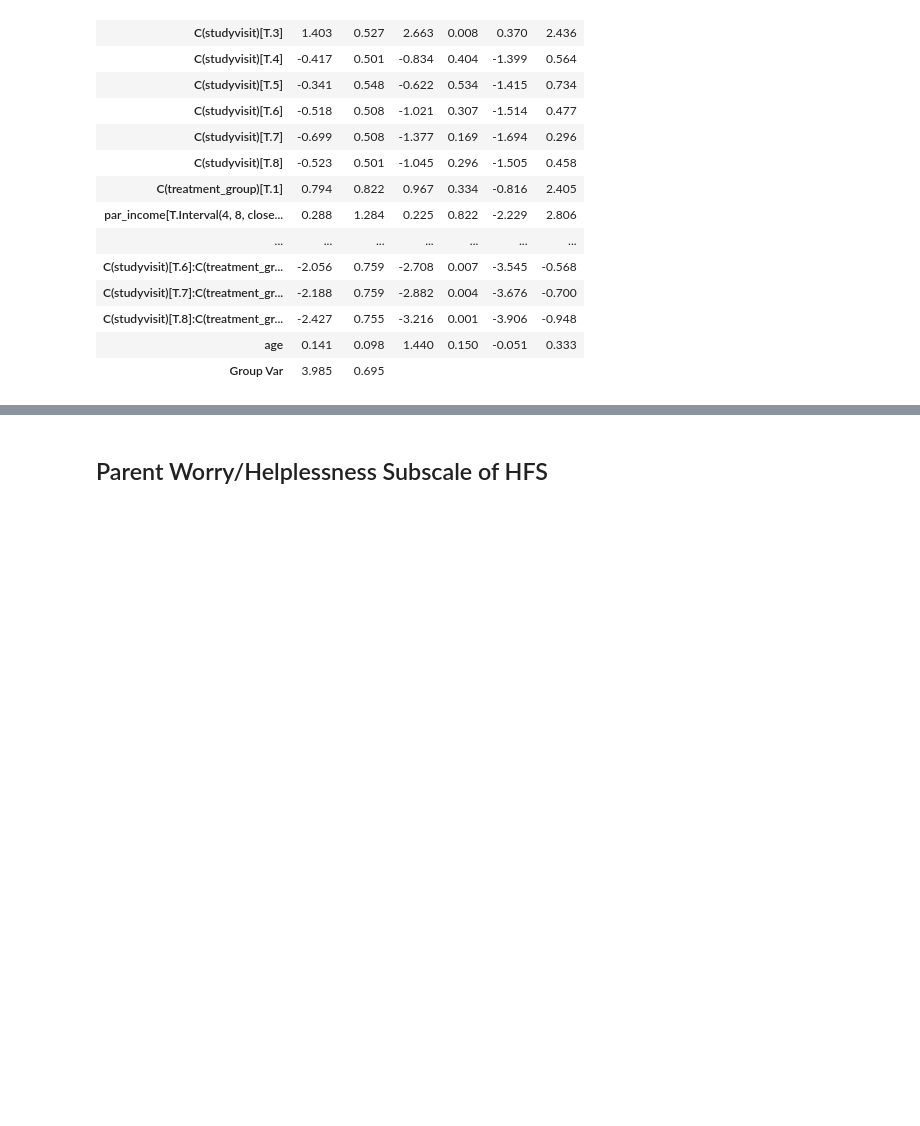
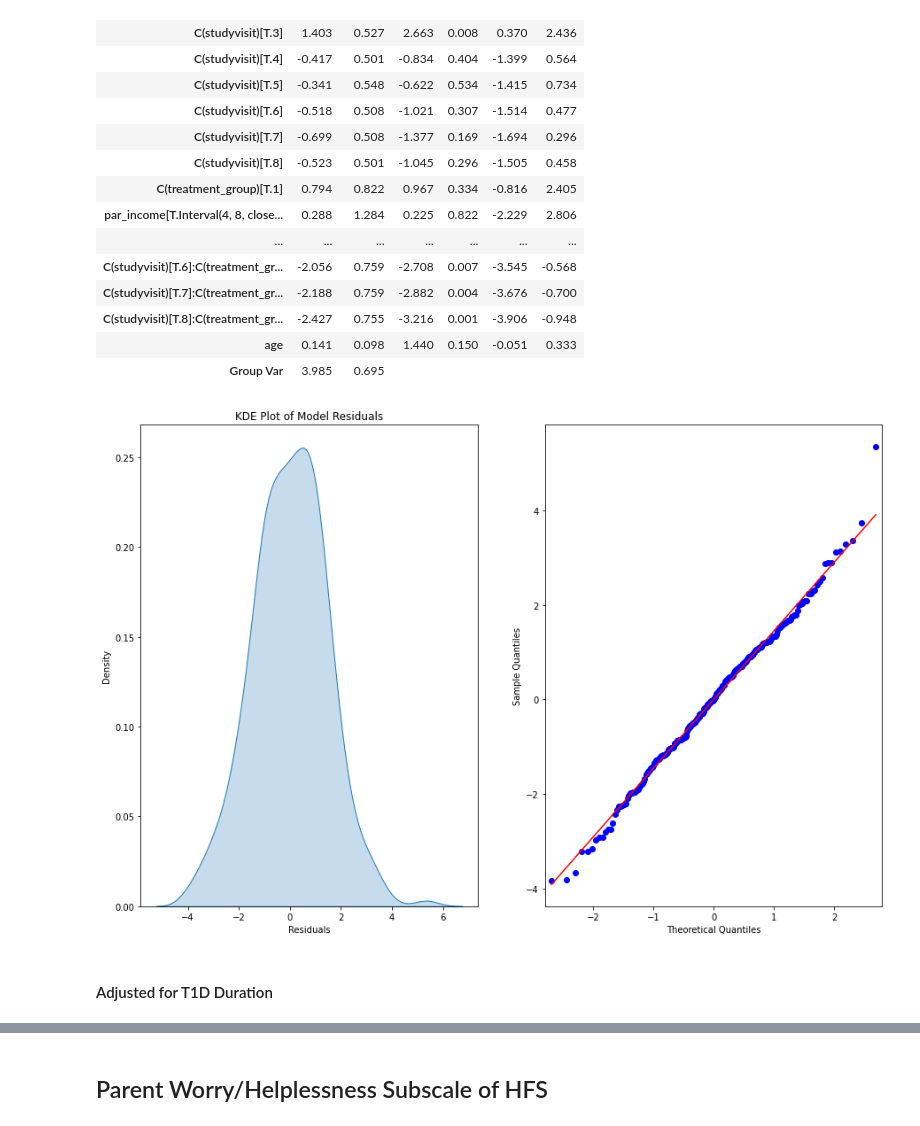
Before and after one commit to childhealthbiostatscore/BDC-Code, a Jupyter notebook: Kim Driscoll/Bring BG Down!/bbgd_mixed_models.ipynb, the cells around one changed output, grey strips where cells are left out. Drawn from its saved outputs; the diff is of its cells as text; code cells hidden in the pictures; blank space fills up the shorter version.

```diff
--- a/Kim Driscoll/Bring BG Down!/bbgd_mixed_models.ipynb
+++ b/Kim Driscoll/Bring BG Down!/bbgd_mixed_models.ipynb
@@ -86,18 +89,31 @@ All four outcomes were evaluated using a linear mixed model with random intercep
 Income was split into three groups: Under \\$5K-\\$29,999 (reference group); \\$30K-\\$69,999 ("C(par_income)[T.Interval(4, 8, closed='right')]"); and \\$70K-\\$100K+ ("C(par_income)[T.Interval(8, 12, closed='right')]").
 # %%
 # Import age information
-v1_dates = pd.read_csv(wd+'Data_Clean/v1_dates.csv',usecols=['ID','T1'])
-v1_dates.rename(columns={'ID':'participant_id','T1':'t1_date'},inplace=True)
+v1_dates = pd.read_csv(wd+'Data_Clean/v1_dates.csv',usecols=['ID','T1','T1D_Onset'])
+v1_dates.rename(columns={'ID':'participant_id','T1':'t1_date','T1D_Onset':'t1d_onset'},inplace=True)
 # Merge, convert to date
 df = df.merge(v1_dates,how='left',on='participant_id')
 df['t1_date']=pd.to_datetime(df['t1_date'], errors='coerce', format='%m/%d/%y')
+df['t1d_onset']=pd.to_datetime(df['t1d_onset'], errors='coerce', format='%m/%d/%y')
 # Calculate age at T1
 df['c_dob']= pd.to_datetime(df['c_dob'], errors='coerce', format='%m/%d/%y')
 df['age']=df['t1_date']-df['c_dob']
 df['age']=[float(t.days)/365.25 for t in df['age']]
+# Calculate T1D duration at T1
+df['t1d_duration']=df['t1_date']-df['t1d_onset']
+df['t1d_duration']=[float(t.days)/365.25 for t in df['t1d_duration']]
 # Cut income into three levels, fill down
 df['par_income'] = df.groupby('participant_id')['par_income'].ffill()
 df['par_income'] = pd.cut(df['par_income'],[0,4,8,12])
+# %%
+# Residual plotting function
+def plot_resid(model):
+    fig, ax = plt.subplots(1,2,figsize = (15,10))
+    res = model.resid
+    kde = sns.kdeplot(mdf.resid, fill = True,ax=ax[0])
+    kde.set_title("KDE Plot of Model Residuals")
+    kde.set_xlabel("Residuals")
+    qq = sm.qqplot(res,line='s',ax=ax[1])
 # %% [markdown]
 ## Raw Scores
 # %% [markdown]
@@ -127,3 +145,9 @@ results_summary.tables[1]
 | C(studyvisit)[T.8]:C(treatment_gr... | -2.427 | 0.755 | -3.216 | 0.001 | -3.906 | -0.948 |
 | age | 0.141 | 0.098 | 1.440 | 0.150 | -0.051 | 0.333 |
 | Group Var | 3.985 | 0.695 |  |  |  |  |
+# %%
+plot_resid(mdf)
+# %% [output]
+[figure, added]
+# %% [markdown]
+#### Adjusted for T1D Duration
```
Also changed, not shown: parts of 31 cells of this notebook.
